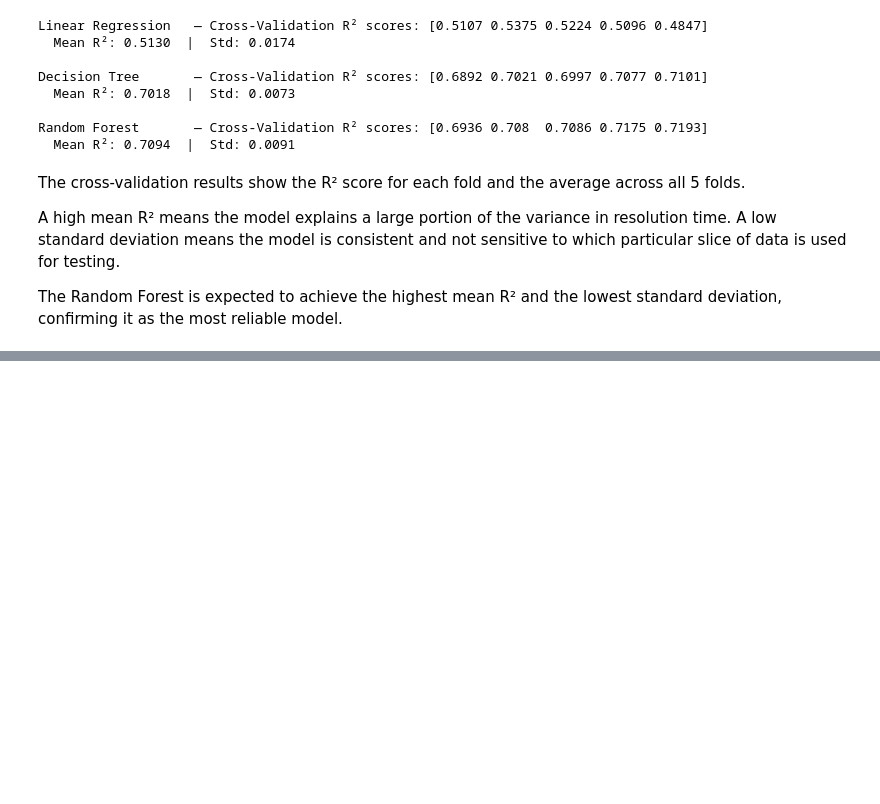
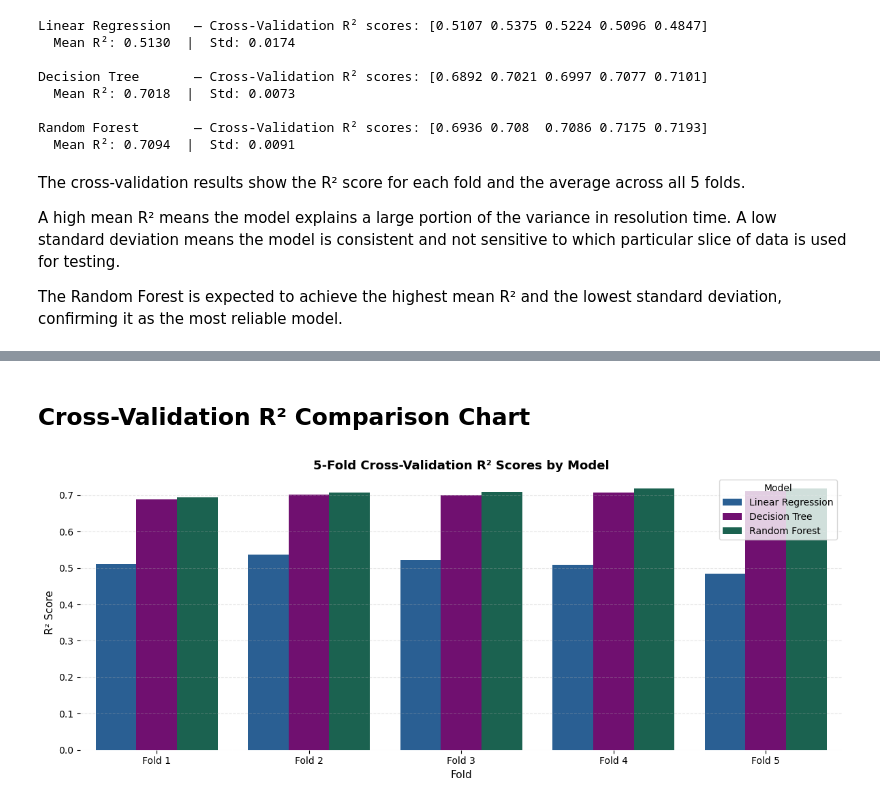
Before and after one commit to Husnain-Yaqoob/IT-Incident-Data-Analysis, a Jupyter notebook: FYP_IT_Incident_Data_Preparation-v4.ipynb, the cells around one changed output, grey strips where cells are left out. Saved outputs shown, nothing was run; the diff lists cells and outputs as text; code cells hidden in the pictures; blank space fills up the shorter version.

```diff
--- a/FYP_IT_Incident_Data_Preparation-v4.ipynb
+++ b/FYP_IT_Incident_Data_Preparation-v4.ipynb
@@ -1643,0 +1693,32 @@ lowest standard deviation, confirming it as the most reliable model.
+# %% [markdown]
+## Cross-Validation R² Comparison Chart
+# %%
+# preparing data for the grouped bar chart
+# each group of bars represents one fold (1 to 5)
+folds = [f"Fold {i+1}" for i in range(5)]
+cv_df = pd.DataFrame({
+    "Fold":               folds * 3,
+    "R² Score":           list(lr_cv_scores) + list(dt_cv_scores) + list(rf_cv_scores),
+    "Model":              ["Linear Regression"] * 5 + ["Decision Tree"] * 5 + ["Random Forest"] * 5
+})
+
+fig, ax = plt.subplots(figsize=(12, 5))
+
+# plotting grouped bars for each model across all 5 folds
+# palette chosen to match the colour scheme used earlier in the notebook
+sns.barplot(
+    data=cv_df, x="Fold", y="R² Score", hue="Model",
+    palette=["#185FA5", "purple", "#0F6E56"], ax=ax
+)
+
+ax.set_title("5-Fold Cross-Validation R² Scores by Model",
+             fontsize=13, fontweight="bold")
+ax.set_xlabel("Fold", fontsize=11)
+ax.set_ylabel("R² Score", fontsize=11)
+ax.legend(title="Model")
+ax.yaxis.grid(True, linestyle="--", alpha=0.3)
+sns.despine(left=True, bottom=True)
+plt.tight_layout()
+plt.show()
+# %% [output]
+[figure, added]
```
Also changed, not shown: parts of 4 cells of this notebook.
